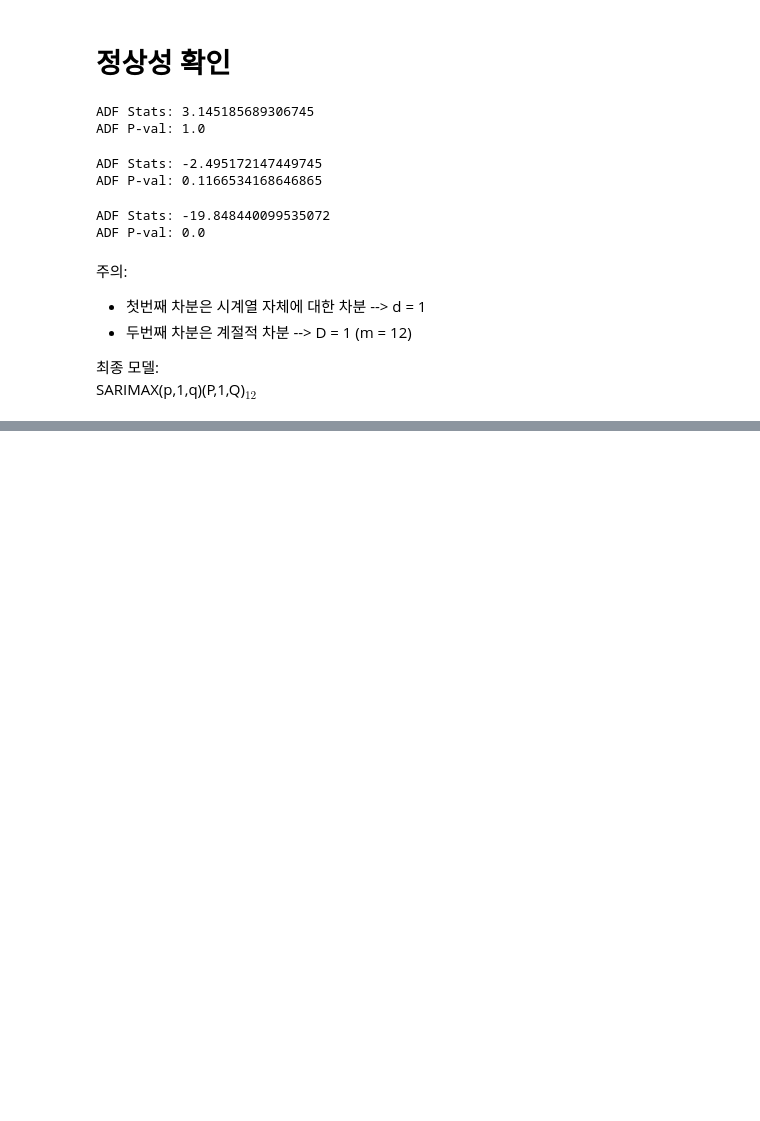
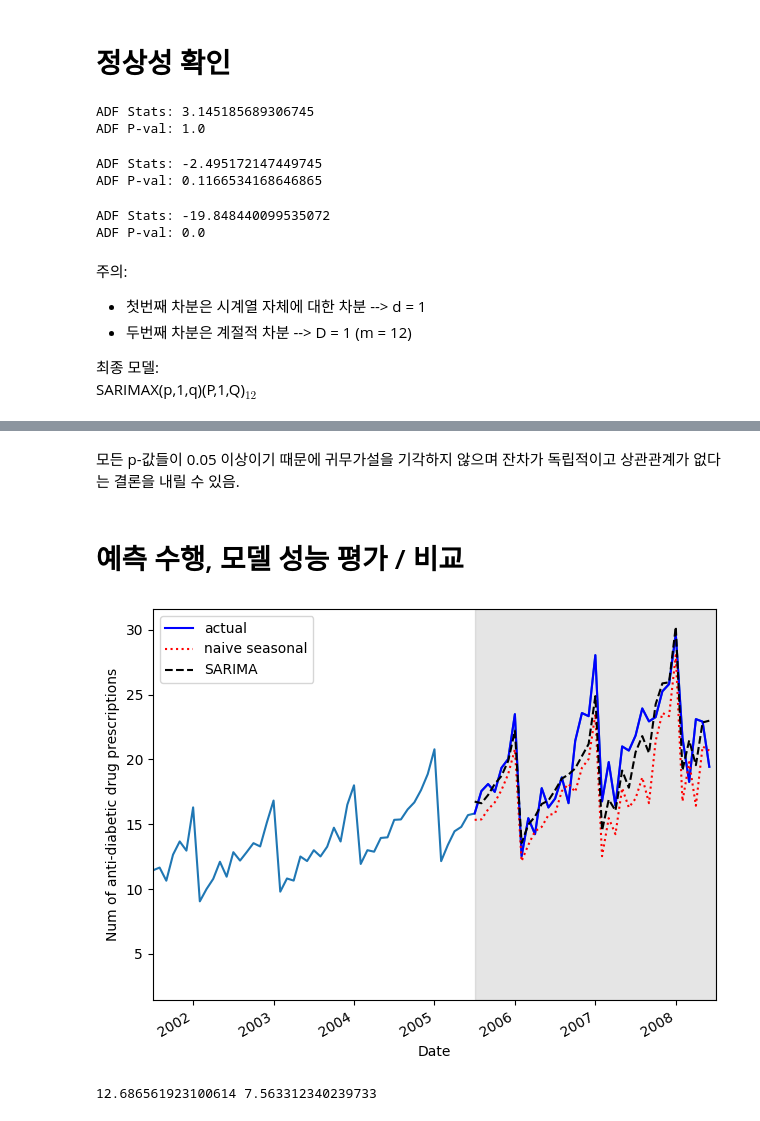
Before and after one commit to mskcho00/TimeSeries-Self-Practice, a Jupyter notebook: 11_Capstone Project.ipynb, the cells around one changed output, grey strips where cells are left out. Cells and saved outputs as stored; diff of their text form; code cells hidden in the pictures; blank space fills up the shorter version.

```diff
--- a/11_Capstone Project.ipynb
+++ b/11_Capstone Project.ipynb
@@ -151,0 +249,4 @@ SARIMAX(p,1,q)(P,1,Q)$_{12}$
+# %% [markdown]
+모든 p-값들이 0.05 이상이기 때문에 귀무가설을 기각하지 않으며 잔차가 독립적이고 상관관계가 없다는 결론을 내릴 수 있음.
+# %% [markdown]
+# 예측 수행, 모델 성능 평가 / 비교
@@ -151,0 +281,45 @@ SARIMAX(p,1,q)(P,1,Q)$_{12}$
+# %%
+pred_df = df[168:]
+# %%
+# df에는 204개의 row; test에는 36개의 요소 --> train: 204-36 = 168
+# test: 36 months
+# 한 번에 12개월을 예측하므로 window = 12
+
+TRAIN_LEN = 168
+HORIZON = 36
+WINDOW = 12
+
+pred_df['last_season'] = rolling_forecast(df, TRAIN_LEN, HORIZON, WINDOW, 'last_season')
+pred_df['SARIMA'] = rolling_forecast(df, TRAIN_LEN, HORIZON, WINDOW, 'SARIMA')
+# %%
+fig, ax = plt.subplots()
+
+ax.plot(df.y)
+ax.plot(pred_df.y, 'b-', label = 'actual')
+ax.plot(pred_df.last_season, 'r:', label = 'naive seasonal')
+ax.plot(pred_df.SARIMA, 'k--', label = 'SARIMA')
+ax.set_xlabel('Date')
+ax.set_ylabel('Num of anti-diabetic drug prescriptions')
+ax.axvspan(168, 204, color = '#808080', alpha = 0.2)
+
+ax.legend(loc = 2)
+
+plt.xticks(np.arange(6, 203, 12), np.arange(1992, 2009, 1))
+plt.xlim(120, 204)
+
+fig.autofmt_xdate()
+plt.tight_layout()
+# %% [output]
+[figure, added]
+# %%
+# 성능을 정량적으로 판단
+
+def mape(y_true, y_pred):
+    return np.mean(np.abs((y_true - y_pred) / y_true)) * 100
+
+mape_naive_seasonal = mape(pred_df.y, pred_df.last_season)
+mape_SARIMA = mape(pred_df.y, pred_df.SARIMA)
+
+print(mape_naive_seasonal, mape_SARIMA)
+# %% [output]
+12.686561923100614 7.563312340239733
```
Also changed, not shown: parts of 12 cells of this notebook.
